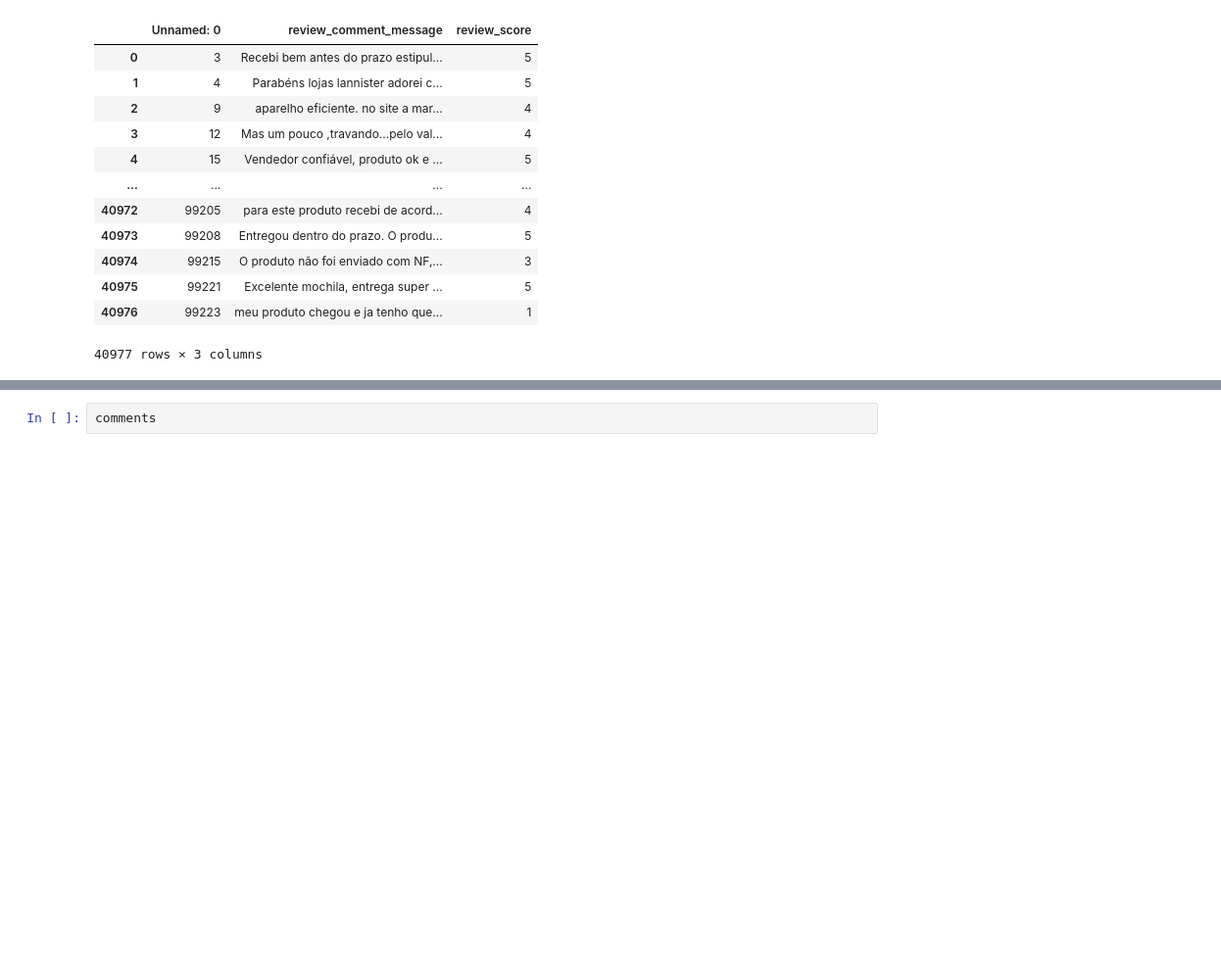
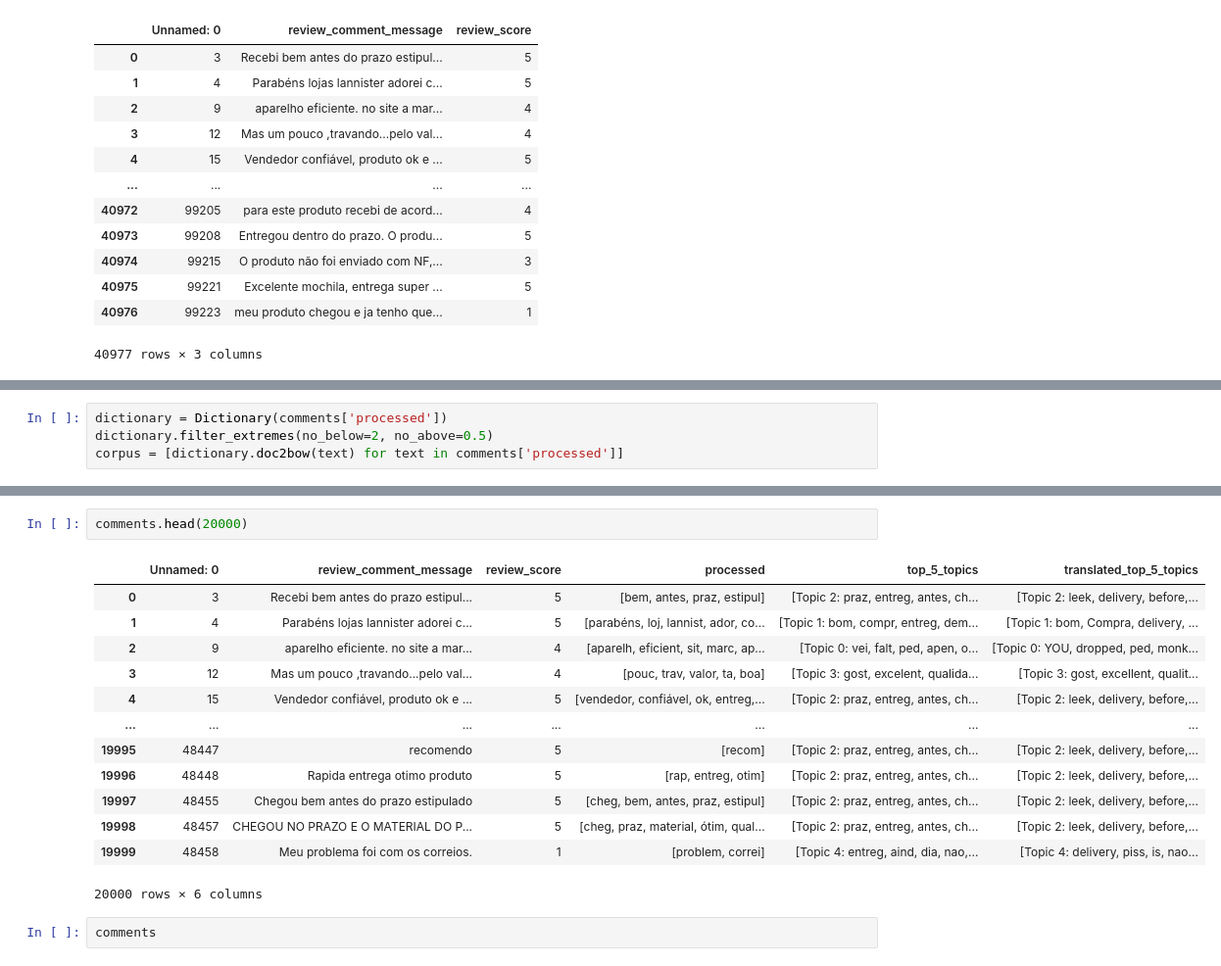
Before and after one commit to hasnaingandhi/DSCapstone, a Jupyter notebook: Topic_Modelling.ipynb, the cells around one changed output, grey strips where cells are left out. Shown at 98% size. Cells and saved outputs as stored; diff of their text form; blank space fills up the shorter version.

```diff
--- a/Topic_Modelling.ipynb
+++ b/Topic_Modelling.ipynb
@@ -96,0 +75,4 @@ comments.head()
+# %%
+dictionary = Dictionary(comments['processed'])
+dictionary.filter_extremes(no_below=2, no_above=0.5)
+corpus = [dictionary.doc2bow(text) for text in comments['processed']]
@@ -154,6 +176,22 @@ Collecting idna==2.* (from httpx==0.13.3->googletrans==4.0.0-rc1)
     Uninstalling idna-3.7:
       Successfully uninstalled idna-3.7
 Successfully installed chardet-3.0.4 googletrans-4.0.0rc1 h11-0.9.0 h2-3.2.0 hpack-3.0.0 hstspreload-2024.8.1 httpcore-0.9.1 httpx-0.13.3 hyperframe-5.2.0 idna-2.10 rfc3986-1.5.0
+# %%
+comments.head(20000)
+# %% [output]
+|  | Unnamed: 0 | review_comment_message | review_score | processed | top_5_topics | translated_top_5_topics |
+| 0 | 3 | Recebi bem antes do prazo estipul... | 5 | [bem, antes, praz, estipul] | [Topic 2: praz, entreg, antes, ch... | [Topic 2: leek, delivery, before,... |
+| 1 | 4 | Parabéns lojas lannister adorei c... | 5 | [parabéns, loj, lannist, ador, co... | [Topic 1: bom, compr, entreg, dem... | [Topic 1: bom, Compra, delivery, ... |
+| 2 | 9 | aparelho eficiente. no site a mar... | 4 | [aparelh, eficient, sit, marc, ap... | [Topic 0: vei, falt, ped, apen, o... | [Topic 0: YOU, dropped, ped, monk... |
+| 3 | 12 | Mas um pouco ,travando...pelo val... | 4 | [pouc, trav, valor, ta, boa] | [Topic 3: gost, excelent, qualida... | [Topic 3: gost, excellent, qualit... |
+| 4 | 15 | Vendedor confiável, produto ok e ... | 5 | [vendedor, confiável, ok, entreg,... | [Topic 2: praz, entreg, antes, ch... | [Topic 2: leek, delivery, before,... |
+| ... | ... | ... | ... | ... | ... | ... |
+| 19995 | 48447 | recomendo | 5 | [recom] | [Topic 2: praz, entreg, antes, ch... | [Topic 2: leek, delivery, before,... |
+| 19996 | 48448 | Rapida entrega otimo produto | 5 | [rap, entreg, otim] | [Topic 2: praz, entreg, antes, ch... | [Topic 2: leek, delivery, before,... |
+| 19997 | 48455 | Chegou bem antes do prazo estipulado | 5 | [cheg, bem, antes, praz, estipul] | [Topic 2: praz, entreg, antes, ch... | [Topic 2: leek, delivery, before,... |
+| 19998 | 48457 | CHEGOU NO PRAZO E O MATERIAL DO P... | 5 | [cheg, praz, material, ótim, qual... | [Topic 2: praz, entreg, antes, ch... | [Topic 2: leek, delivery, before,... |
+| 19999 | 48458 | Meu problema foi com os correios. | 1 | [problem, correi] | [Topic 4: entreg, aind, dia, nao,... | [Topic 4: delivery, piss, is, nao... |
+20000 rows × 6 columns
 # %%
 comments
 # %% [output]
```
Also changed, not shown: parts of 11 cells of this notebook.
